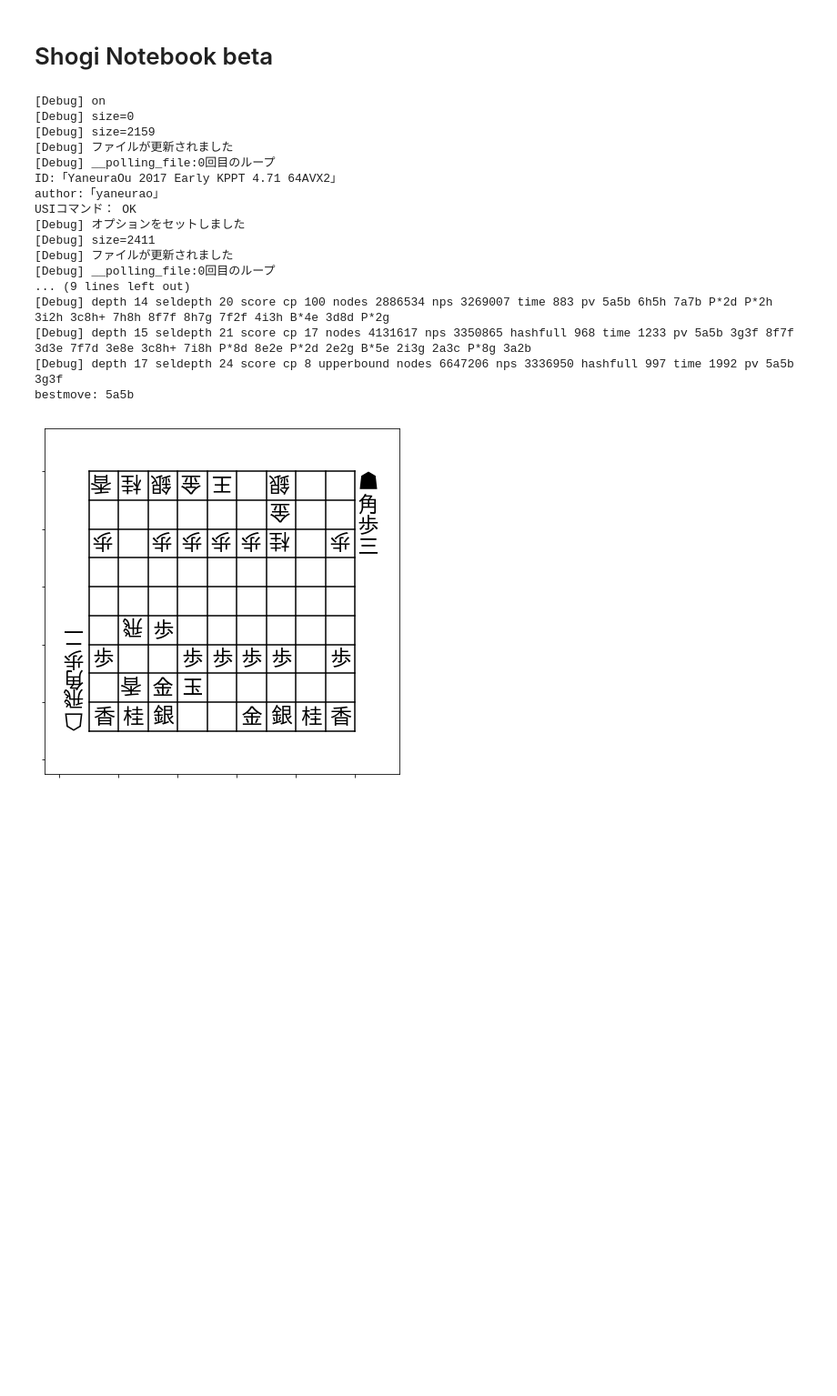
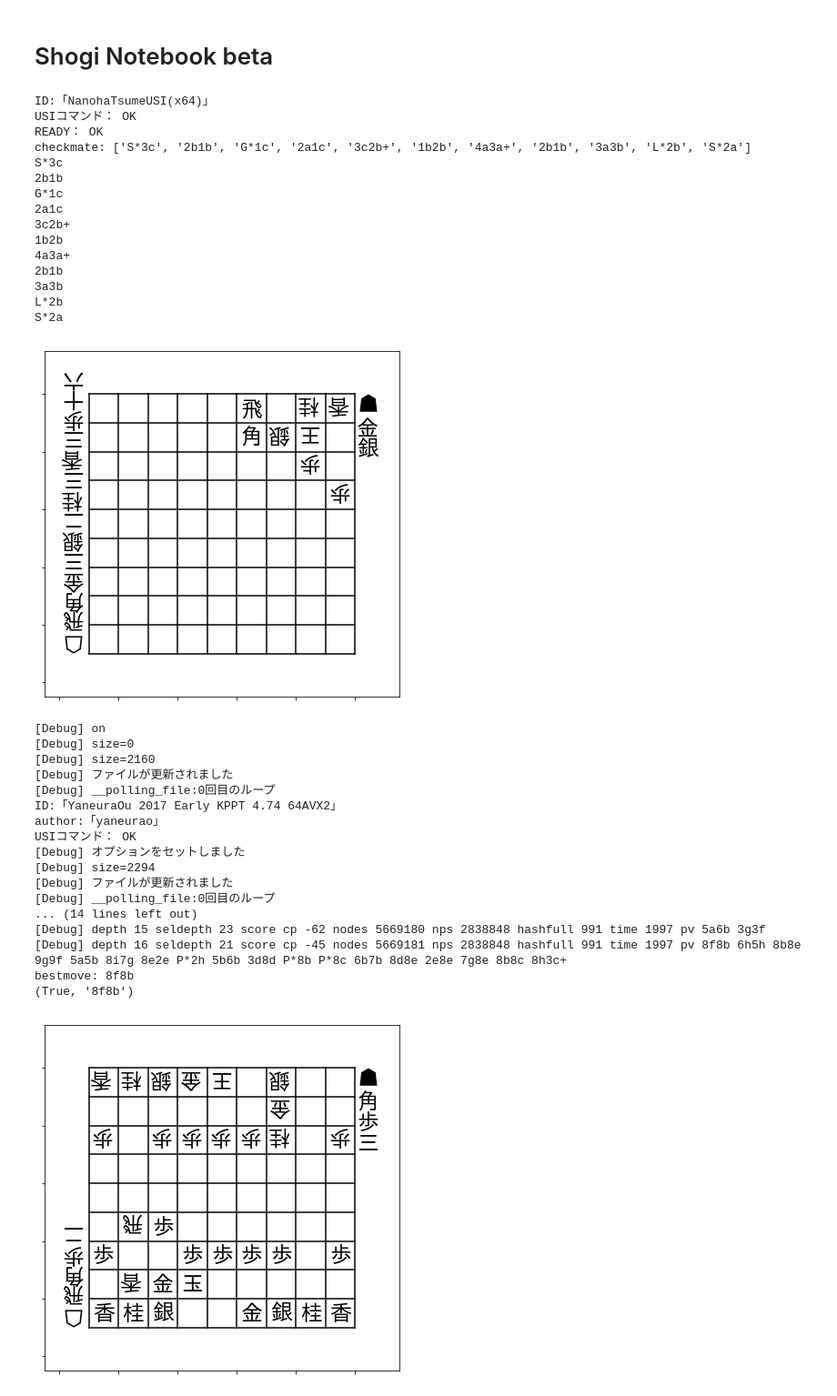
Before and after one commit to tibigame/HandicappedRook, a Jupyter notebook: tool/Shogi Notebook/Shogi Notebook.ipynb, the cells around one changed output. Shown at 91% size. Cells and saved outputs as stored; diff of their text form; code cells hidden in the pictures; blank space fills up the shorter version.

Commit message:
コマンドの結果を上流に伝搬／詰将棋のテスト

```diff
--- a/tool/Shogi Notebook/Shogi Notebook.ipynb
+++ b/tool/Shogi Notebook/Shogi Notebook.ipynb
@@ -2,9 +2,14 @@
 # Shogi Notebook beta
 # %%
 from Engine import Engine # エンジン実行はまだ不安定です
-yaneuraou = {
-    "engine_cmd": "YaneuraOu-2017-early.exe",
-    "stdout": "temp.txt",
+from subject import subject
+
+program_dir = "H:\\\shogi\\"
+temp_dir = "Z:\\temp\\"
+
+yaselmo = {
+    "engine_cmd": program_dir + "yaselmo\\YaneuraOu-2017-early.exe",
+    "stdout": temp_dir + "yaneuraou.txt",
     "option": [
         "Threads 4"
         "Hash 1024",
@@ -14,30 +19,71 @@ yaneuraou = {
         "BookMoves 48"
     ]
 }
+nanoha = {
+    "engine_cmd": program_dir + "NanohaTsumeUSI170417\\NanohaTsumeUSIx64.exe",
+    "stdout": temp_dir + "nanoha.txt",
+    "option": []
+}
+yomita = {
+    "engine_cmd": program_dir + "yomita_WCSC27\\yomita_avx2.exe",
+    "stdout": temp_dir + "yomita.txt",
+    "option": []
+}
+# %%
+# 詰将棋のテスト
+Nanoha = Engine(nanoha)
+mate = []
+if Nanoha.init_engine():
+    Nanoha.usinewgame()
+    mate = Nanoha.go_mate('position ' + subject['詰将棋']['通常']['4'], 20)
+    Nanoha.quit()
+
+for n in mate[1]:
+    print(n)
+Board(subject['詰将棋']['通常']['4']).plot()
+# %% [output]
+ID:「NanohaTsumeUSI(x64)」
+USIコマンド： OK
+READY： OK
+checkmate: ['S*3c', '2b1b', 'G*1c', '2a1c', '3c2b+', '1b2b', '4a3a+', '2b1b', '3a3b', 'L*2b', 'S*2a']
+S*3c
+2b1b
+G*1c
+2a1c
+3c2b+
+1b2b
+4a3a+
+2b1b
+3a3b
+L*2b
+S*2a
+[figure, added]
 # %%
 # エンジンの起動から思考、終了まで
-Yane = Engine(yaneuraou, True)
+Yane = Engine(yaselmo, True)
 if Yane.init_engine():
-    Yane.sfen_think('position sfen lnsgk1snl/6g2/p1ppppb1p/6R2/9/1rP6/P2PPPP1P/1BGK5/LNS2GSNL w 3P2p 18', 5000)
+    bestmove = Yane.go_think('position sfen lnsgk1snl/6g2/p1ppppb1p/6R2/9/1rP6/P2PPPP1P/1BGK5/LNS2GSNL w 3P2p 18', 5000)
     Yane.quit()
+
+print(bestmove[1])
 # %% [output]
 [Debug] on
 [Debug] size=0
-[Debug] size=2159
+[Debug] size=2160
 [Debug] ファイルが更新されました
 [Debug] __polling_file:0回目のループ
-ID:「YaneuraOu 2017 Early KPPT 4.71 64AVX2」
+ID:「YaneuraOu 2017 Early KPPT 4.74 64AVX2」
 author:「yaneurao」
 USIコマンド： OK
 [Debug] オプションをセットしました
-[Debug] size=2411
+[Debug] size=2294
 [Debug] ファイルが更新されました
 [Debug] __polling_file:0回目のループ
-... (9 lines left out)
-[Debug] depth 14 seldepth 20 score cp 100 nodes 2886534 nps 3269007 time 883 pv 5a5b 6h5h 7a7b P*2d P*2h 3i2h 3c8h+ 7h8h 8f7f 8h7g 7f2f 4i3h B*4e 3d8d P*2g
-[Debug] depth 15 seldepth 21 score cp 17 nodes 4131617 nps 3350865 hashfull 968 time 1233 pv 5a5b 3g3f 8f7f 3d3e 7f7d 3e8e 3c8h+ 7i8h P*8d 8e2e P*2d 2e2g B*5e 2i3g 2a3c P*8g 3a2b
-[Debug] depth 17 seldepth 24 score cp 8 upperbound nodes 6647206 nps 3336950 hashfull 997 time 1992 pv 5a5b 3g3f
-bestmove: 5a5b
+... (14 lines left out)
+[Debug] depth 15 seldepth 23 score cp -62 nodes 5669180 nps 2838848 hashfull 991 time 1997 pv 5a6b 3g3f
+[Debug] depth 16 seldepth 21 score cp -45 nodes 5669181 nps 2838848 hashfull 991 time 1997 pv 8f8b 6h5h 8b8e 9g9f 5a5b 8i7g 8e2e P*2h 5b6b 3d8d P*8b P*8c 6b7b 8d8e 2e8e 7g8e 8b8c 8h3c+
+bestmove: 8f8b
+(True, '8f8b')
 # %%
 # 駒を移動させるサンプル
 from Board import Board
```
Also changed, not shown: 1 other file.
